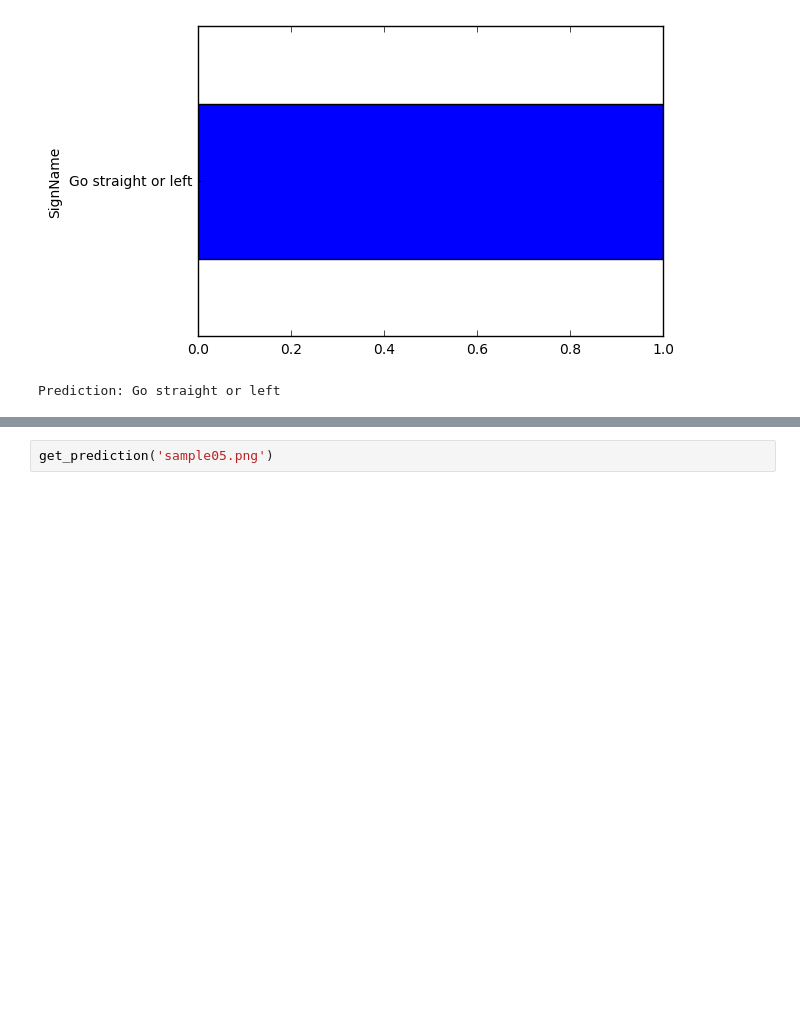
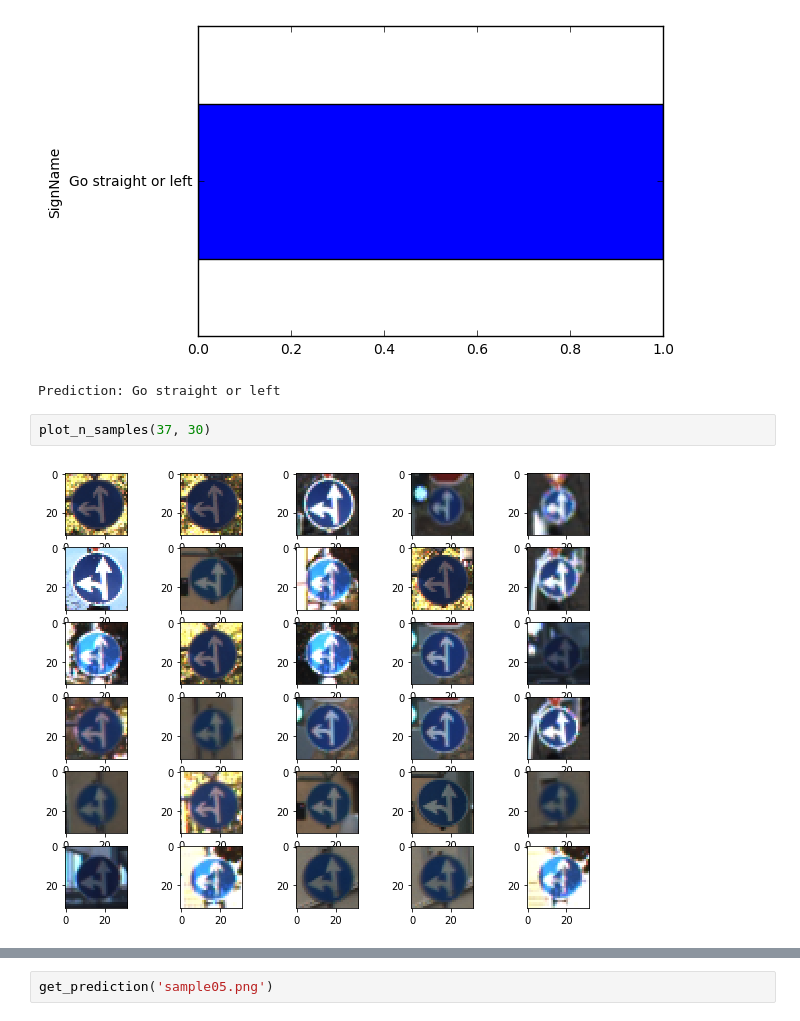
Before and after one commit to amirziai/selfdrivingcar, a Jupyter notebook: CarND-Traffic-Sign-Classifier-Project/Traffic_Sign_Classifier.ipynb, the cells around one changed output, grey strips where cells are left out. Saved outputs shown, nothing was run; the diff lists cells and outputs as text; blank space fills up the shorter version.

```diff
--- a/CarND-Traffic-Sign-Classifier-Project/Traffic_Sign_Classifier.ipynb
+++ b/CarND-Traffic-Sign-Classifier-Project/Traffic_Sign_Classifier.ipynb
@@ -414,3 +456,7 @@ Image
 [figure]
 [figure]
 Prediction: Go straight or left
+# %%
+plot_n_samples(37, 30)
+# %% [output]
+[figure, added]
```
Also changed, not shown: parts of 33 cells of this notebook, 2 other files.
